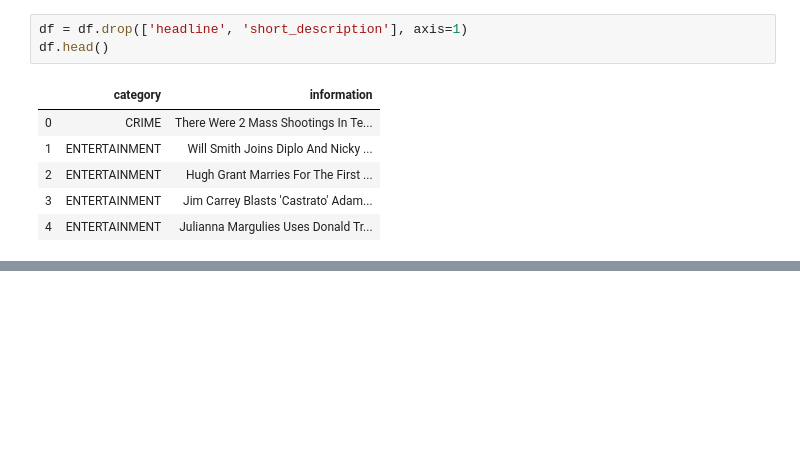
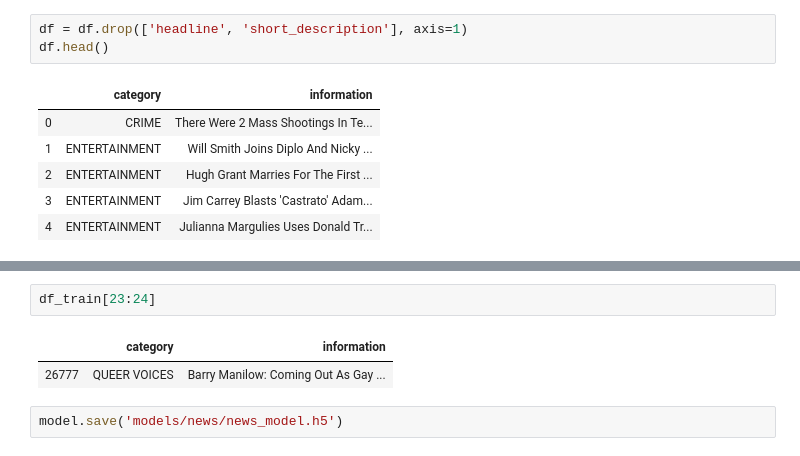
Before and after one commit to HarshaKy/text-classifier, a Jupyter notebook: news-classification.ipynb, the cells around one changed output, grey strips where cells are left out. Cells and saved outputs as stored; diff of their text form; blank space fills up the shorter version.

```diff
--- a/news-classification.ipynb
+++ b/news-classification.ipynb
@@ -152,0 +239,7 @@ x_train, x_test, y_train, y_test = train_test_split(x, y, test_size = 0.33)
+# %%
+df_train[23:24]
+# %% [output]
+|  | category | information |
+| 26777 | QUEER VOICES | Barry Manilow: Coming Out As Gay ... |
+# %%
+model.save('models/news/news_model.h5')
```
Also changed, not shown: parts of 20 cells of this notebook, 2 other files.
